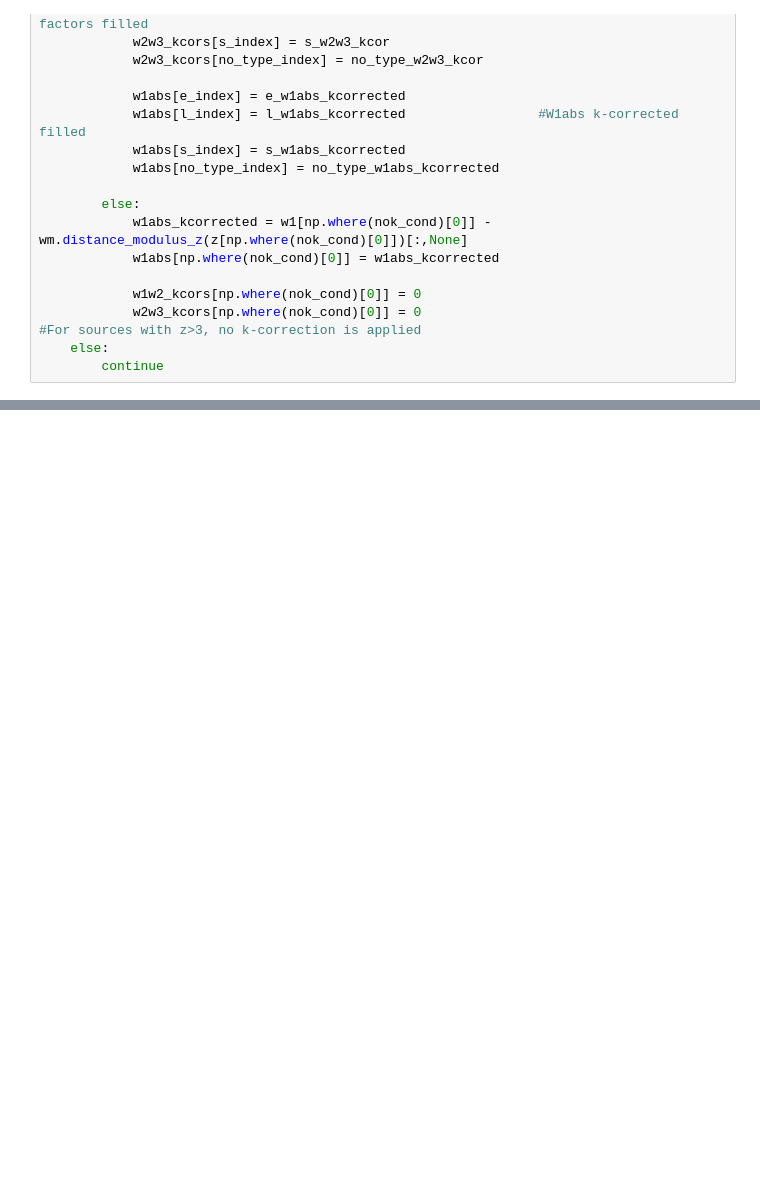
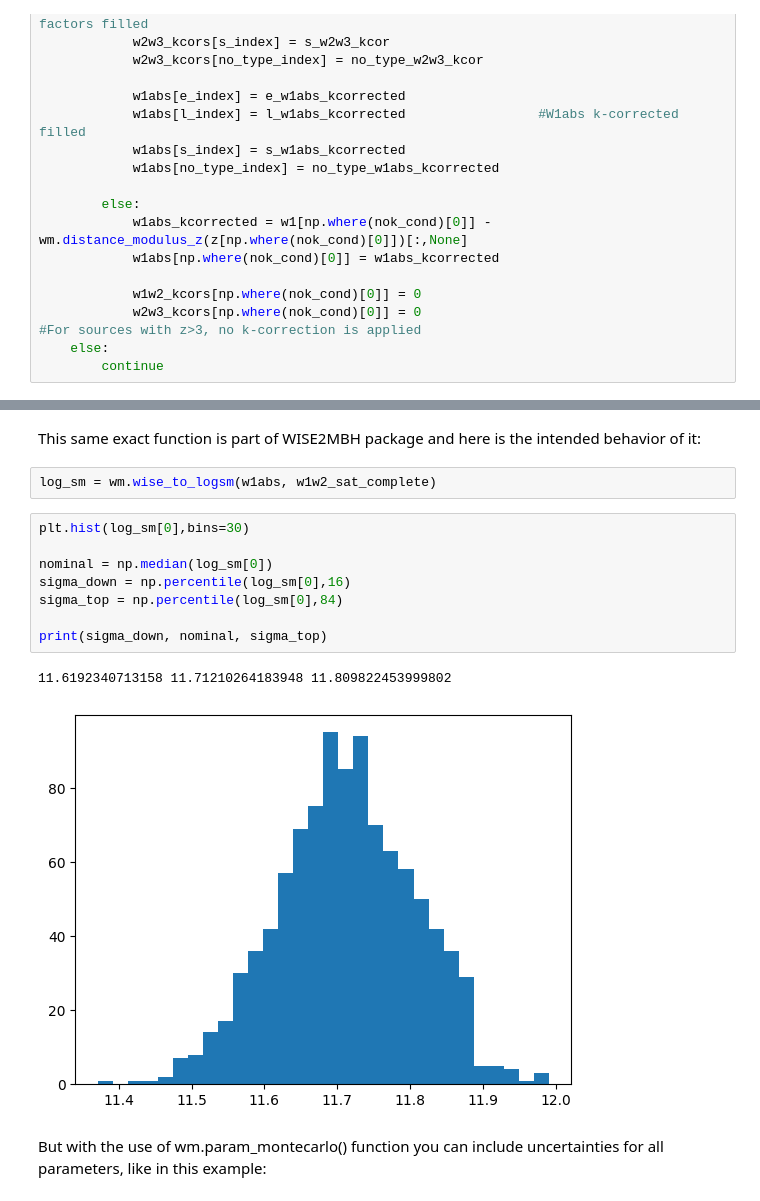
Before and after one commit to joacoh/wise2mbh, a Jupyter notebook: notebooks/allwise_test.ipynb, the cells around one changed output, grey strips where cells are left out. Cells and saved outputs as stored; diff of their text form; blank space fills up the shorter version.

Commit message:
k-correction and param_montercarlo() ready!

```diff
--- a/notebooks/allwise_test.ipynb
+++ b/notebooks/allwise_test.ipynb
@@ -250,0 +266,17 @@ TypeError: '<' not supported between instances of 'module' and 'float'
+# %% [markdown]
+This same exact function is part of WISE2MBH package and here is the intended behavior of it:
+# %%
+log_sm = wm.wise_to_logsm(w1abs, w1w2_sat_complete)
+# %%
+plt.hist(log_sm[0],bins=30)
+
+nominal = np.median(log_sm[0])
+sigma_down = np.percentile(log_sm[0],16)
+sigma_top = np.percentile(log_sm[0],84)
+
+print(sigma_down, nominal, sigma_top)
+# %% [output]
+11.6192340713158 11.71210264183948 11.809822453999802
+[figure, added]
+# %% [markdown]
+But with the use of wm.param_montecarlo() function you can include uncertainties for all parameters, like in this example:
```
Also changed, not shown: parts of 8 cells of this notebook.
